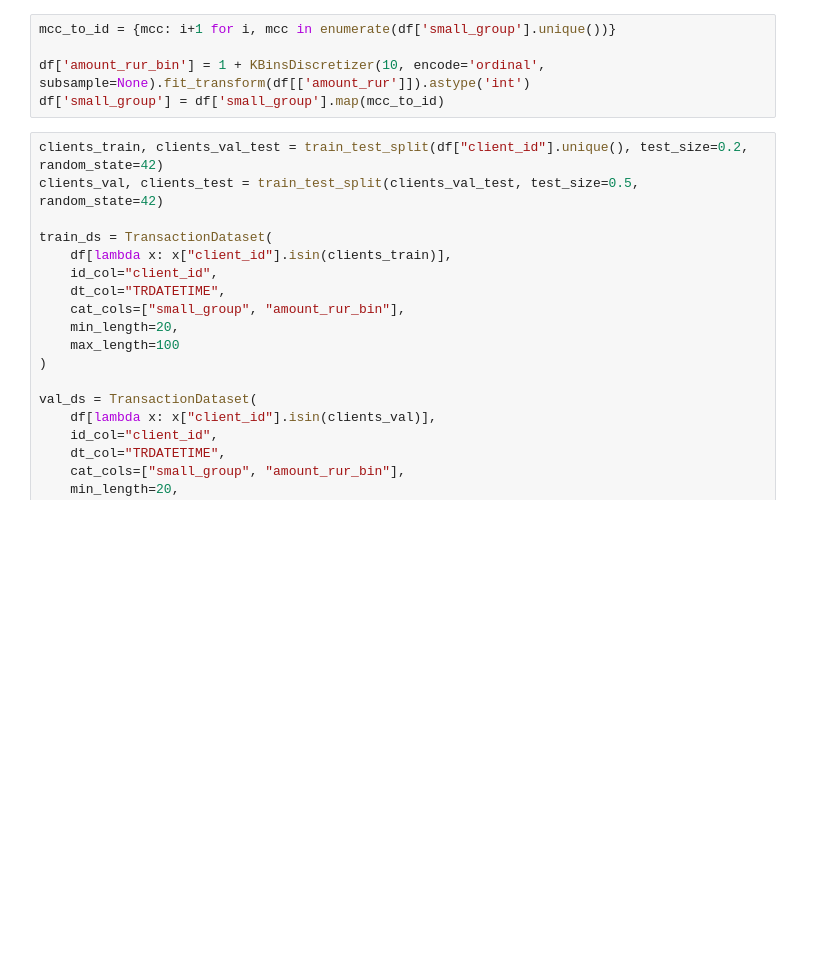
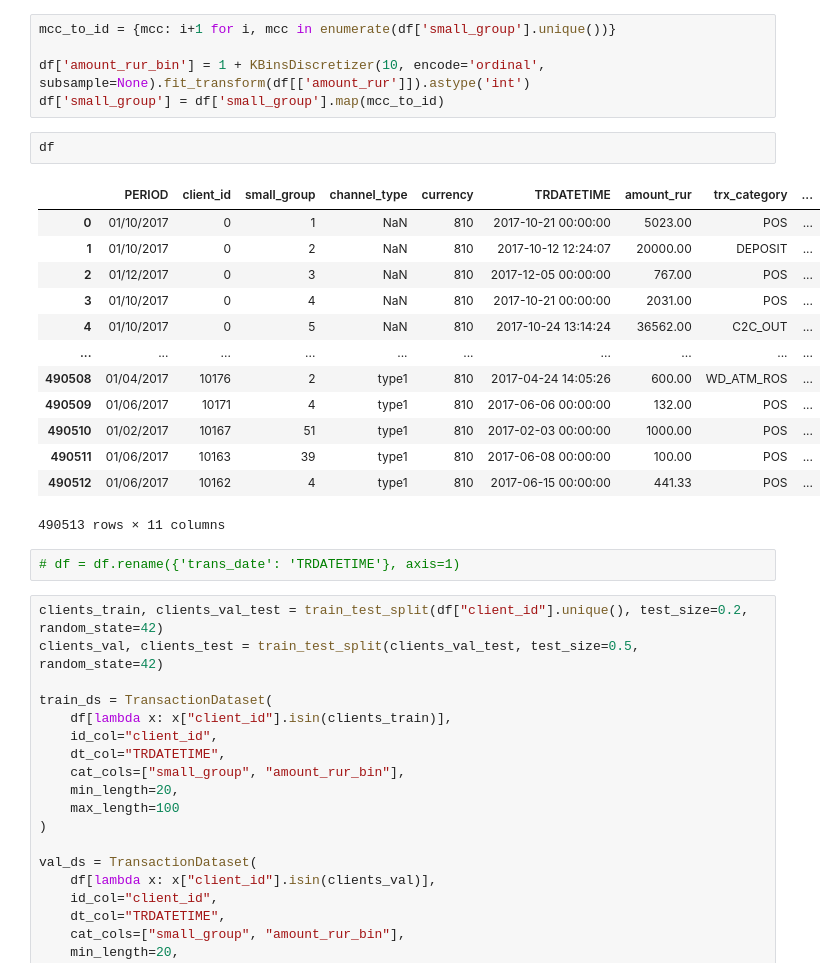
Before and after one commit to aayugay99/efficient_transformers_on_transactional_data, a Jupyter notebook: experiments.ipynb, the cells around one changed output. Cells and saved outputs as stored; diff of their text form; blank space fills up the shorter version.

```diff
--- a/experiments.ipynb
+++ b/experiments.ipynb
@@ -34,6 +44,24 @@ mcc_to_id = {mcc: i+1 for i, mcc in enumerate(df['small_group'].unique())}
 
 df['amount_rur_bin'] = 1 + KBinsDiscretizer(10, encode='ordinal', subsample=None).fit_transform(df[['amount_rur']]).astype('int')
 df['small_group'] = df['small_group'].map(mcc_to_id)
+# %%
+df
+# %% [output]
+|  | PERIOD | client_id | small_group | channel_type | currency | TRDATETIME | amount_rur | trx_category | ... |
+| 0 | 01/10/2017 | 0 | 1 | NaN | 810 | 2017-10-21 00:00:00 | 5023.00 | POS | ... |
+| 1 | 01/10/2017 | 0 | 2 | NaN | 810 | 2017-10-12 12:24:07 | 20000.00 | DEPOSIT | ... |
+| 2 | 01/12/2017 | 0 | 3 | NaN | 810 | 2017-12-05 00:00:00 | 767.00 | POS | ... |
+| 3 | 01/10/2017 | 0 | 4 | NaN | 810 | 2017-10-21 00:00:00 | 2031.00 | POS | ... |
+| 4 | 01/10/2017 | 0 | 5 | NaN | 810 | 2017-10-24 13:14:24 | 36562.00 | C2C_OUT | ... |
+| ... | ... | ... | ... | ... | ... | ... | ... | ... | ... |
+| 490508 | 01/04/2017 | 10176 | 2 | type1 | 810 | 2017-04-24 14:05:26 | 600.00 | WD_ATM_ROS | ... |
+| 490509 | 01/06/2017 | 10171 | 4 | type1 | 810 | 2017-06-06 00:00:00 | 132.00 | POS | ... |
+| 490510 | 01/02/2017 | 10167 | 51 | type1 | 810 | 2017-02-03 00:00:00 | 1000.00 | POS | ... |
+| 490511 | 01/06/2017 | 10163 | 39 | type1 | 810 | 2017-06-08 00:00:00 | 100.00 | POS | ... |
+| 490512 | 01/06/2017 | 10162 | 4 | type1 | 810 | 2017-06-15 00:00:00 | 441.33 | POS | ... |
+490513 rows × 11 columns
+# %%
+# df = df.rename({'trans_date': 'TRDATETIME'}, axis=1)
 # %%
 clients_train, clients_val_test = train_test_split(df["client_id"].unique(), test_size=0.2, random_state=42)
 clients_val, clients_test = train_test_split(clients_val_test, test_size=0.5, random_state=42)
```
Also changed, not shown: parts of 10 cells of this notebook.
